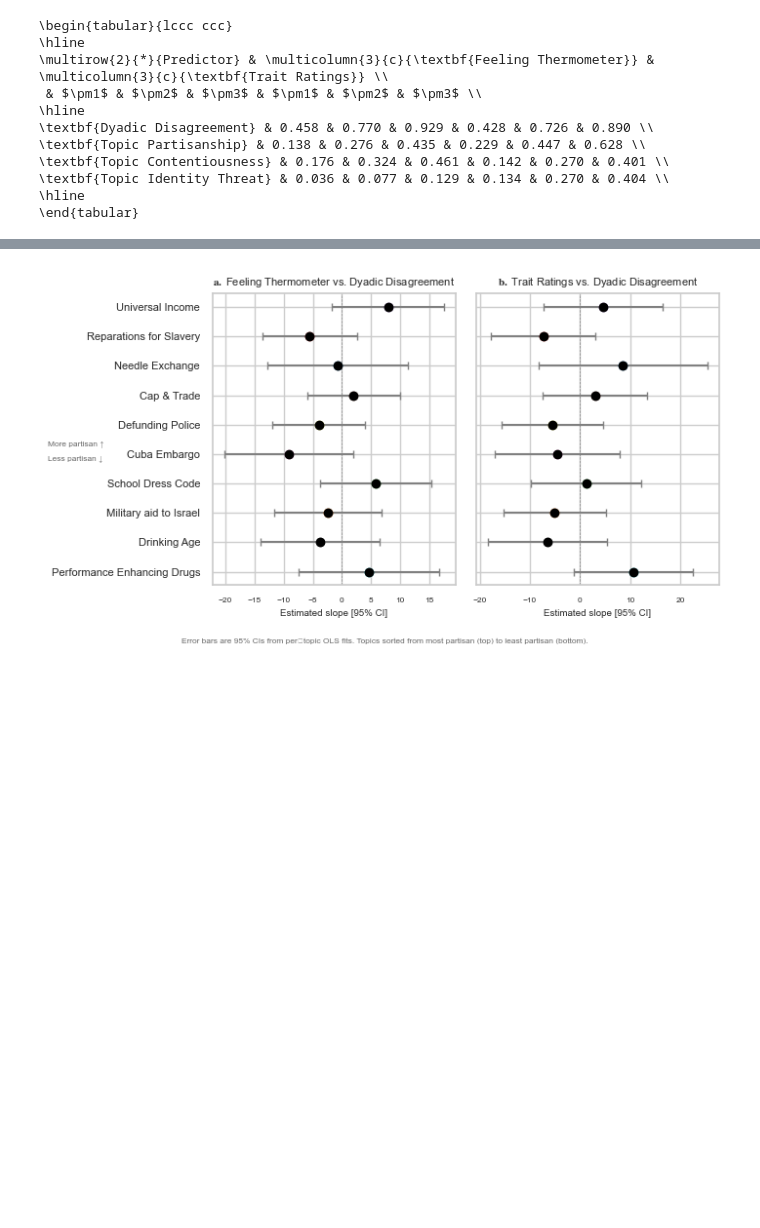
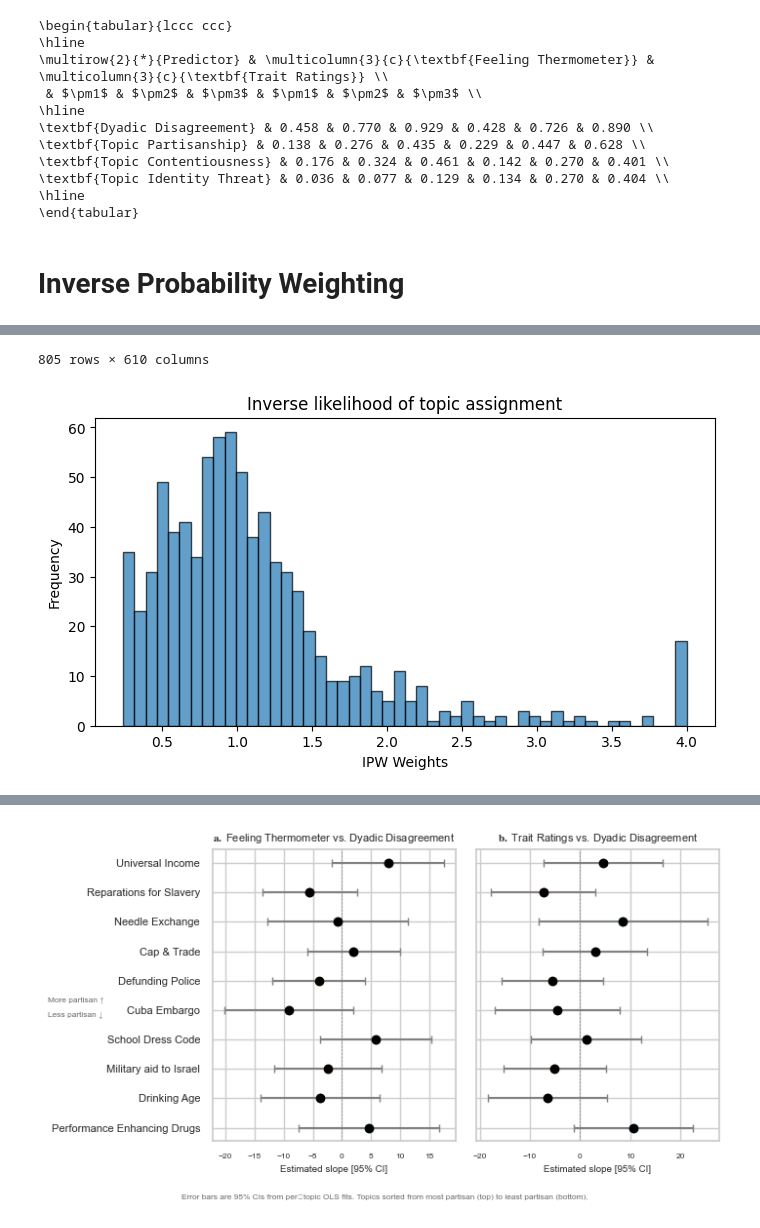
Before and after one commit to Watts-Lab/topic_choice, a Jupyter notebook: analyze_study_data.ipynb, the cells around one changed output, grey strips where cells are left out. Saved outputs shown, nothing was run; the diff lists cells and outputs as text; code cells hidden in the pictures; blank space fills up the shorter version.

```diff
--- a/analyze_study_data.ipynb
+++ b/analyze_study_data.ipynb
@@ -2700,3 +3511,25 @@ print(latex_table)
 \textbf{Topic Identity Threat} & 0.036 & 0.077 & 0.129 & 0.134 & 0.270 & 0.404 \\
 \hline
 \end{tabular}
+# %% [markdown]
+# Inverse Probability Weighting
+# %%
+assignment_counts = pd.read_csv("assignment_counts_mc_sim.csv")
+assignment_counts.columns = ["deliberationId", "discussionTopic", "disagreement", "assignment_likelihood_count"]
+
+topic_counts = assignment_counts.groupby(["deliberationId", "discussionTopic"])["assignment_likelihood_count"].sum().reset_index(name='topic_likelihood_count')
+topic_counts['topic_likelihood_count'] = topic_counts['topic_likelihood_count'].clip(lower=2500)  # prevent extreme weights
+topic_counts['topic_likelihood_count'] = topic_counts['topic_likelihood_count'] / 10000  # normalize to reasonable range for inversion
+
+data.drop(columns=["topic_likelihood_count"], inplace=True, errors="ignore") # prevent duplicates
+data = pd.merge(
+    data,
+    topic_counts,
+    how="left",
+    on=["deliberationId", "discussionTopic"]
+)
+
+(1/data["topic_likelihood_count"]).plot.hist(bins=50, edgecolor='black', alpha=0.7, xlabel='IPW Weights', ylabel='Frequency', title='Inverse likelihood of topic assignment', figsize=(8, 4))
+
+data
+# %% [output]
@@ -2702,0 +3548,2 @@ print(latex_table)
+805 rows × 610 columns
+[figure, added]
```
Also changed, not shown: parts of 28 cells of this notebook, 19 other files.
